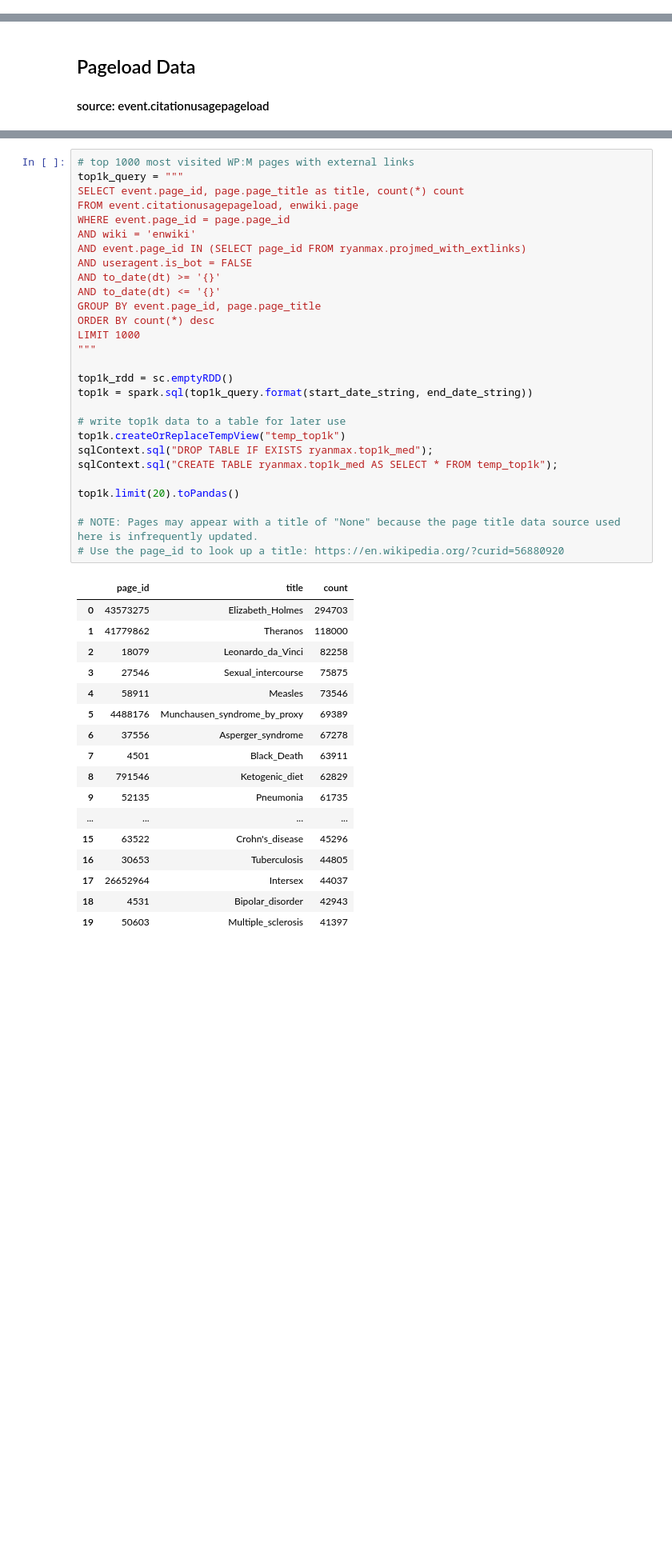
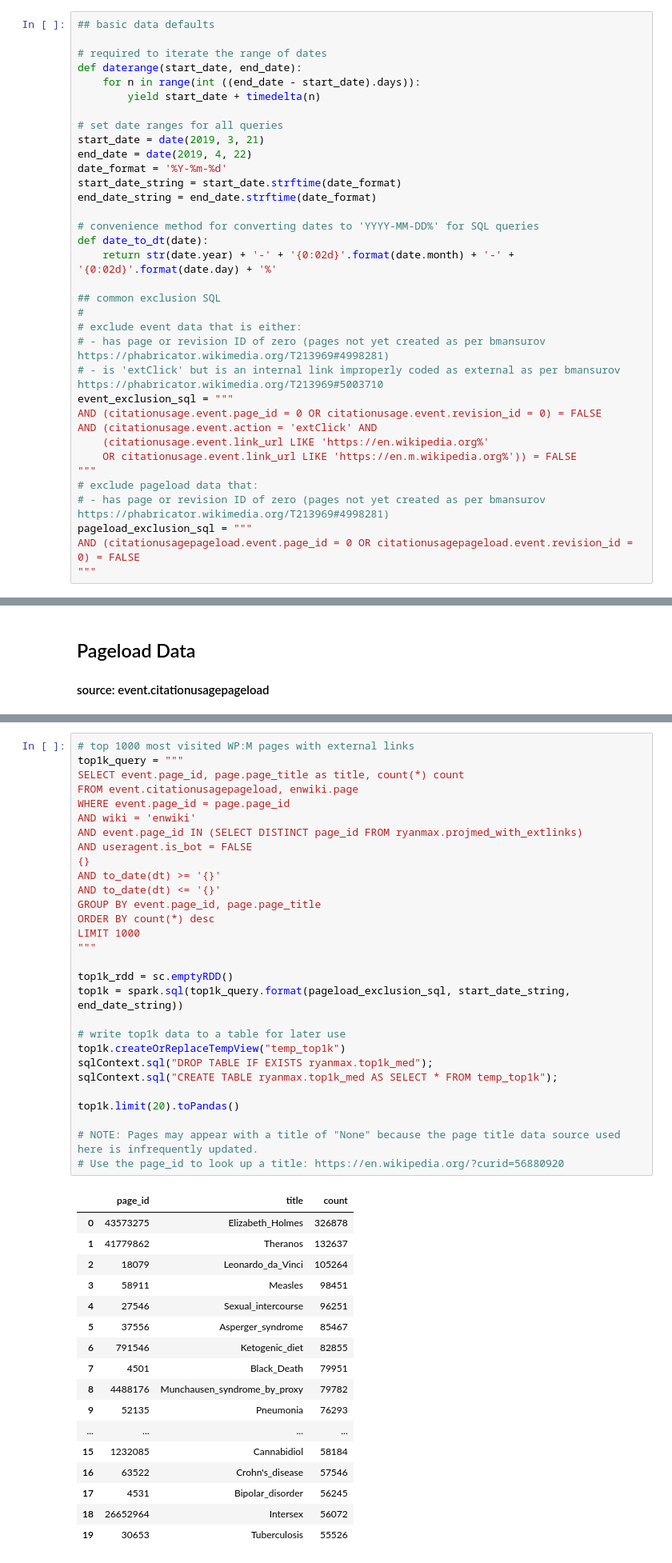
Before and after one commit to elifesciences-publications/wiki-citation-usage, a Jupyter notebook: pageload-event.ipynb, the cells around one changed output, grey strips where cells are left out. Shown at 80% size. Cells and saved outputs as stored; diff of their text form; blank space fills up the shorter version.

```diff
--- a/pageload-event.ipynb
+++ b/pageload-event.ipynb
@@ -34,3 +23,38 @@ end_date_string = end_date.strftime(date_format)
+# %%
+## basic data defaults
+
+# required to iterate the range of dates
+def daterange(start_date, end_date):
+    for n in range(int ((end_date - start_date).days)):
+        yield start_date + timedelta(n)
+
+# set date ranges for all queries
+start_date = date(2019, 3, 21)
+end_date = date(2019, 4, 22)
+date_format = '%Y-%m-%d'
+start_date_string = start_date.strftime(date_format)
+end_date_string = end_date.strftime(date_format)
+
+# convenience method for converting dates to 'YYYY-MM-DD%' for SQL queries
+def date_to_dt(date):
+    return str(date.year) + '-' + '{0:02d}'.format(date.month) + '-' + '{0:02d}'.format(date.day) + '%'
+
+## common exclusion SQL
+#
+# exclude event data that is either:
+# - has page or revision ID of zero (pages not yet created as per bmansurov https://phabricator.wikimedia.org/T213969#4998281)
+# - is 'extClick' but is an internal link improperly coded as external as per bmansurov https://phabricator.wikimedia.org/T213969#5003710
+event_exclusion_sql = """
+AND (citationusage.event.page_id = 0 OR citationusage.event.revision_id = 0) = FALSE
+AND (citationusage.event.action = 'extClick' AND
+    (citationusage.event.link_url LIKE 'https://en.wikipedia.org%'
+    OR citationusage.event.link_url LIKE 'https://en.m.wikipedia.org%')) = FALSE
+"""
+# exclude pageload data that:
+# - has page or revision ID of zero (pages not yet created as per bmansurov https://phabricator.wikimedia.org/T213969#4998281)
+pageload_exclusion_sql = """
+AND (citationusagepageload.event.page_id = 0 OR citationusagepageload.event.revision_id = 0) = FALSE
+"""
 # %% [markdown]
 ## Citation Usage Overview
 # %%
@@ -204,49 +232,50 @@ pgload_extl_pandas.pivot(index='date', columns='action', values='count')
 # %%
 # top 1000 most visited WP:M pages with external links
 top1k_query = """
 SELECT event.page_id, page.page_title as title, count(*) count
 FROM event.citationusagepageload, enwiki.page
 WHERE event.page_id = page.page_id
 AND wiki = 'enwiki'
-AND event.page_id IN (SELECT page_id FROM ryanmax.projmed_with_extlinks)
+AND event.page_id IN (SELECT DISTINCT page_id FROM ryanmax.projmed_with_extlinks)
 AND useragent.is_bot = FALSE
+{}
 AND to_date(dt) >= '{}'
 AND to_date(dt) <= '{}'
 GROUP BY event.page_id, page.page_title
 ORDER BY count(*) desc
 LIMIT 1000
 """
 
 top1k_rdd = sc.emptyRDD()
-top1k = spark.sql(top1k_query.format(start_date_string, end_date_string))
+top1k = spark.sql(top1k_query.format(pageload_exclusion_sql, start_date_string, end_date_string))
 
 # write top1k data to a table for later use
 top1k.createOrReplaceTempView("temp_top1k")
 sqlContext.sql("DROP TABLE IF EXISTS ryanmax.top1k_med");
 sqlContext.sql("CREATE TABLE ryanmax.top1k_med AS SELECT * FROM temp_top1k");
 
 top1k.limit(20).toPandas()
 
 # NOTE: Pages may appear with a title of "None" because the page title data source used here is infrequently updated.
 # Use the page_id to look up a title: https://en.wikipedia.org/?curid=56880920
 # %% [output]
 |  | page_id | title | count |
-| 0 | 43573275 | Elizabeth_Holmes | 294703 |
-| 1 | 41779862 | Theranos | 118000 |
-| 2 | 18079 | Leonardo_da_Vinci | 82258 |
-| 3 | 27546 | Sexual_intercourse | 75875 |
-| 4 | 58911 | Measles | 73546 |
-| 5 | 4488176 | Munchausen_syndrome_by_proxy | 69389 |
-| 6 | 37556 | Asperger_syndrome | 67278 |
-| 7 | 4501 | Black_Death | 63911 |
-| 8 | 791546 | Ketogenic_diet | 62829 |
-| 9 | 52135 | Pneumonia | 61735 |
+| 0 | 43573275 | Elizabeth_Holmes | 326878 |
+| 1 | 41779862 | Theranos | 132637 |
+| 2 | 18079 | Leonardo_da_Vinci | 105264 |
+| 3 | 58911 | Measles | 98451 |
+| 4 | 27546 | Sexual_intercourse | 96251 |
+| 5 | 37556 | Asperger_syndrome | 85467 |
+| 6 | 791546 | Ketogenic_diet | 82855 |
+| 7 | 4501 | Black_Death | 79951 |
+| 8 | 4488176 | Munchausen_syndrome_by_proxy | 79782 |
+| 9 | 52135 | Pneumonia | 76293 |
 | ... | ... | ... | ... |
-| 15 | 63522 | Crohn's_disease | 45296 |
-| 16 | 30653 | Tuberculosis | 44805 |
-| 17 | 26652964 | Intersex | 44037 |
-| 18 | 4531 | Bipolar_disorder | 42943 |
-| 19 | 50603 | Multiple_sclerosis | 41397 |
+| 15 | 1232085 | Cannabidiol | 58184 |
+| 16 | 63522 | Crohn's_disease | 57546 |
+| 17 | 4531 | Bipolar_disorder | 56245 |
+| 18 | 26652964 | Intersex | 56072 |
+| 19 | 30653 | Tuberculosis | 55526 |
 # %% [markdown]
 ## Event Data
 # %% [markdown]
```
Also changed, not shown: parts of 30 cells of this notebook.
